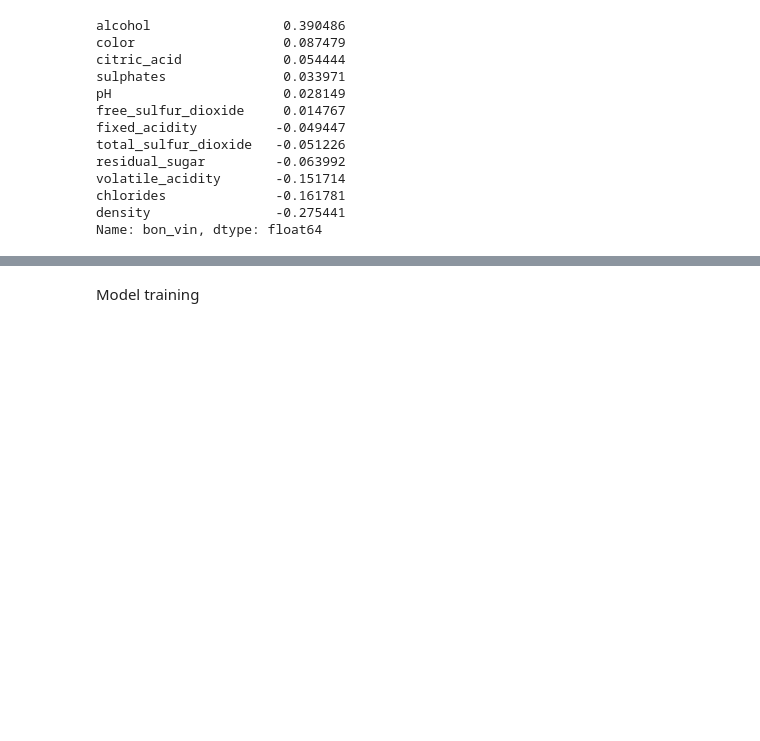
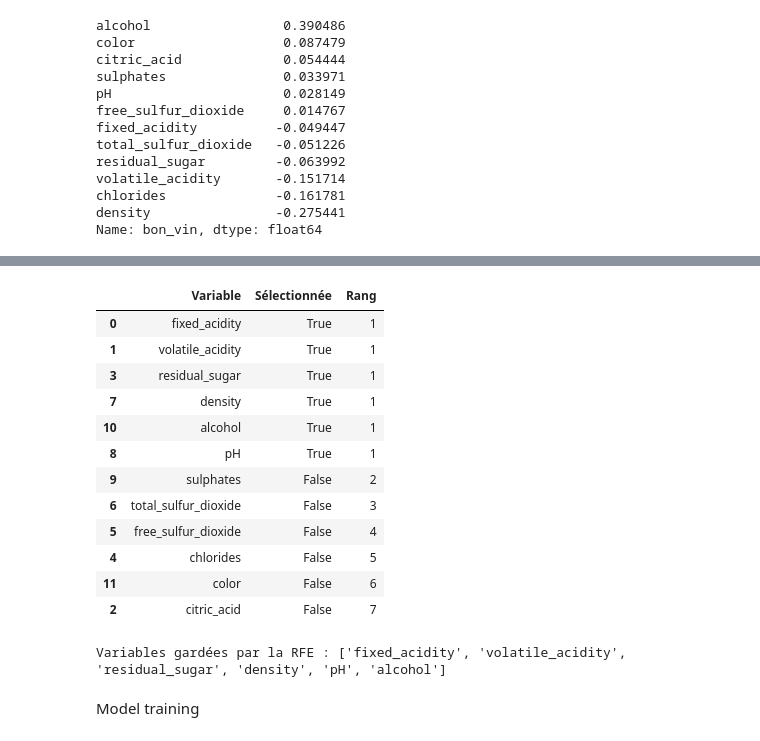
Before and after one commit to tarkhog25/BDML3_ML_Project, a Jupyter notebook: ML_Project.ipynb, the cells around one changed output, grey strips where cells are left out. Saved outputs shown, nothing was run; the diff lists cells and outputs as text; code cells hidden in the pictures; blank space fills up the shorter version.

```diff
--- a/ML_Project.ipynb
+++ b/ML_Project.ipynb
@@ -169,6 +202,43 @@ X_train, X_test, y_train, y_test = train_test_split(
 ss = StandardScaler()
 X_train_norm = ss.fit_transform(X_train)
 X_test_norm = ss.transform(X_test)
+# %%
+#Sélection de variables : RFE (Recursive Feature Elimination) sur la régression logistique
+#On garde l'échelle via un pipeline pour que la sélection soit faite proprement (sur des données normalisées)
+from sklearn.feature_selection import RFE
+from sklearn.linear_model import LogisticRegression
+
+rfe = RFE(LogisticRegression(max_iter=5000), n_features_to_select=6)
+rfe.fit(X_train_norm, y_train)
+
+selection = pandas.DataFrame({
+    'Variable': X.columns,
+    'Sélectionnée': rfe.support_,
+    'Rang': rfe.ranking_,
+}).sort_values('Rang')
+display(selection)
+print("Variables gardées par la RFE :", list(X.columns[rfe.support_]))
+
+#Les variables éliminées par la RFE sont aussi celles les moins corrélées à bon_vin
+#(ex: pH ~ -0.03, fixed_acidity ~ -0.05), et plusieurs variables sont très corrélées entre elles
+#(ex: free/total sulfur dioxide, density/residual sugar), donc leur information est redondante.
+#Comme la RFE ne montre pas de gain net à réduire, on garde les 12 variables pour les
+#modèles, mais cette analyse justifie qu'un sous-ensemble marcherait aussi bien.
+# %% [output]
+|  | Variable | Sélectionnée | Rang |
+| 0 | fixed_acidity | True | 1 |
+| 1 | volatile_acidity | True | 1 |
+| 3 | residual_sugar | True | 1 |
+| 7 | density | True | 1 |
+| 10 | alcohol | True | 1 |
+| 8 | pH | True | 1 |
+| 9 | sulphates | False | 2 |
+| 6 | total_sulfur_dioxide | False | 3 |
+| 5 | free_sulfur_dioxide | False | 4 |
+| 4 | chlorides | False | 5 |
+| 11 | color | False | 6 |
+| 2 | citric_acid | False | 7 |
+Variables gardées par la RFE : ['fixed_acidity', 'volatile_acidity', 'residual_sugar', 'density', 'pH', 'alcohol']
 # %% [markdown]
 Model training
 # %%
```
Also changed, not shown: parts of 1 cell of this notebook.
